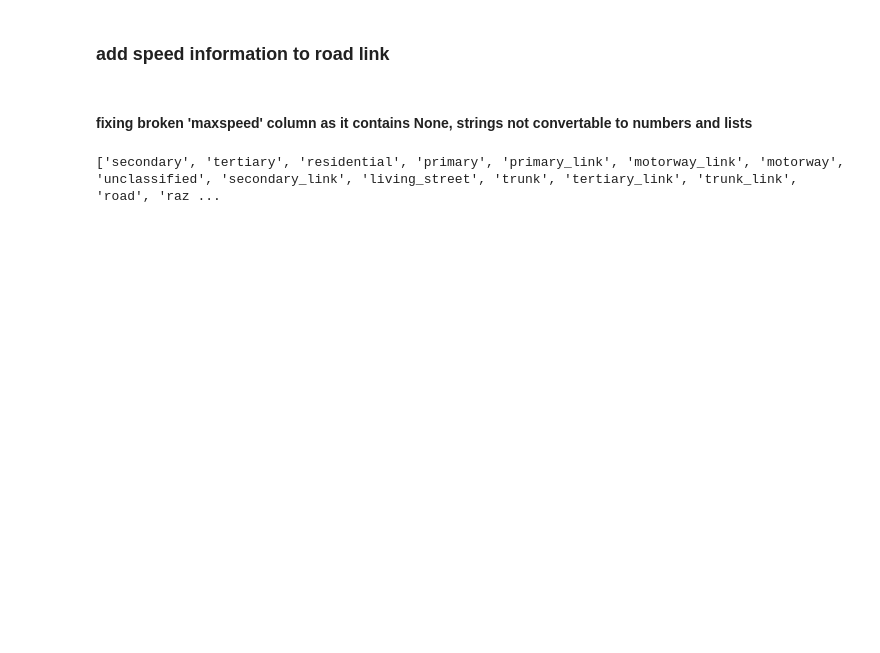
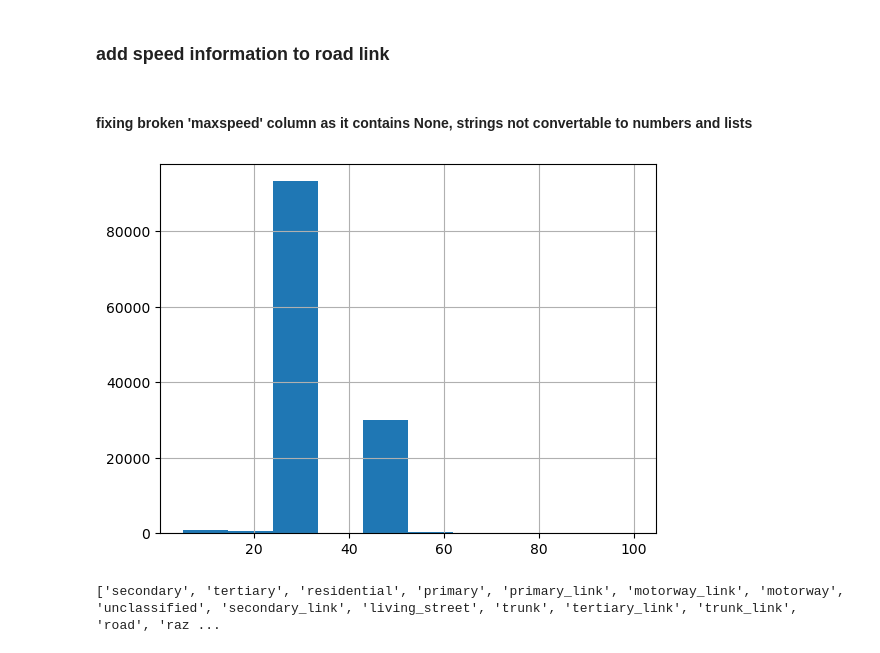
Before and after one commit to marlinarnz/quetzal_berlin, a Jupyter notebook: notebooks/04_OD-LoS-stack.ipynb, the cells around one changed output. Saved outputs shown, nothing was run; the diff lists cells and outputs as text; code cells hidden in the pictures; blank space fills up the shorter version.

```diff
--- a/notebooks/04_OD-LoS-stack.ipynb
+++ b/notebooks/04_OD-LoS-stack.ipynb
@@ -103,3 +78,27 @@ a = [item for sublist in
+# %%
+default_speed = np.nan
+def get_vmax(s):
+    v_max = default_speed
+    if isinstance(s, list):
+        try:
+            v_max = int(max([i for i in s if i!='walk']))
+        except ValueError:
+            pass
+    elif isinstance(s, str):
+        if s=='walk':
+            v_max = 5
+        else:
+            try:
+                v_max = int(s)
+            except ValueError:
+                pass
+    elif isinstance(s, int):
+        v_max = s
+    return v_max
+sm.road_links["maxspeed"] = sm.road_links["maxspeed"].apply(get_vmax)
+if show_plots: sm.road_links['maxspeed'].hist()
+# %% [output]
+[figure, added]
 # %%
 allHighwayTypes = []
 
```
Also changed, not shown: parts of 20 cells of this notebook, 10 other files.
